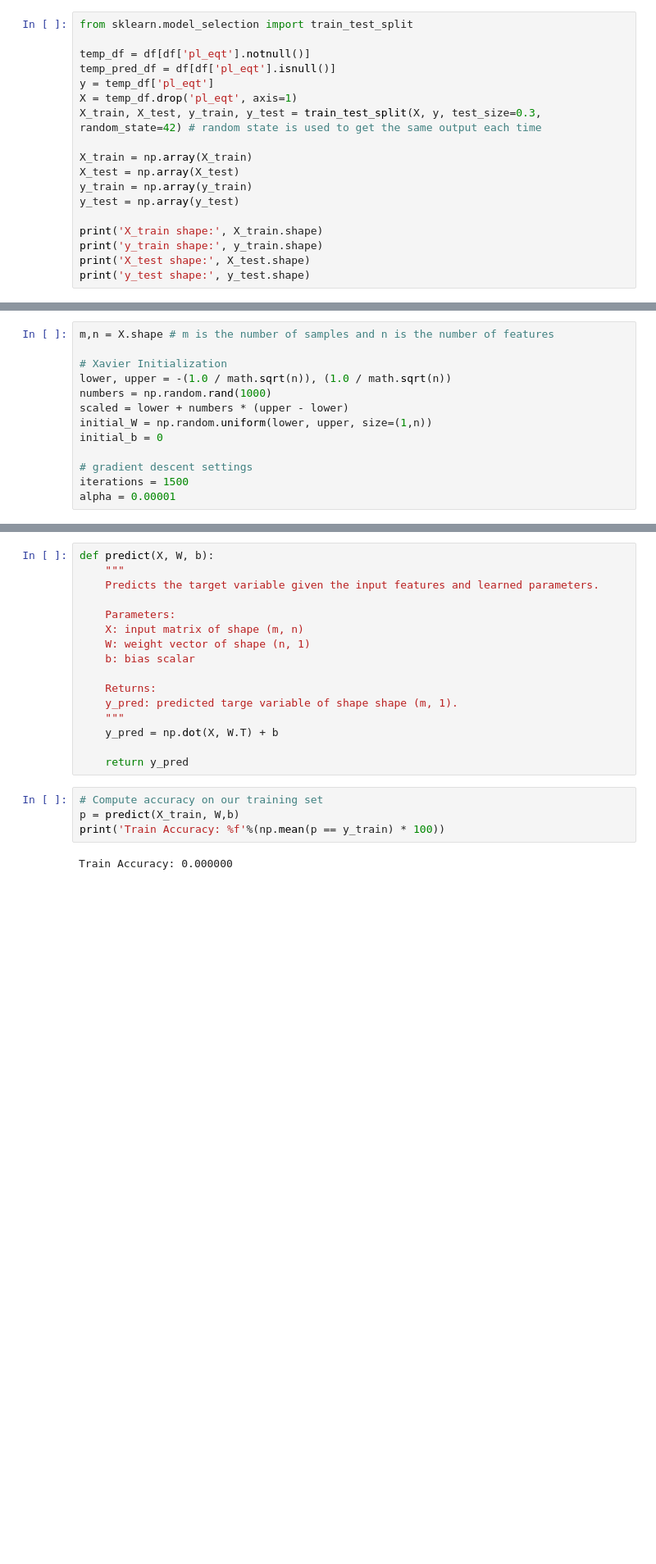
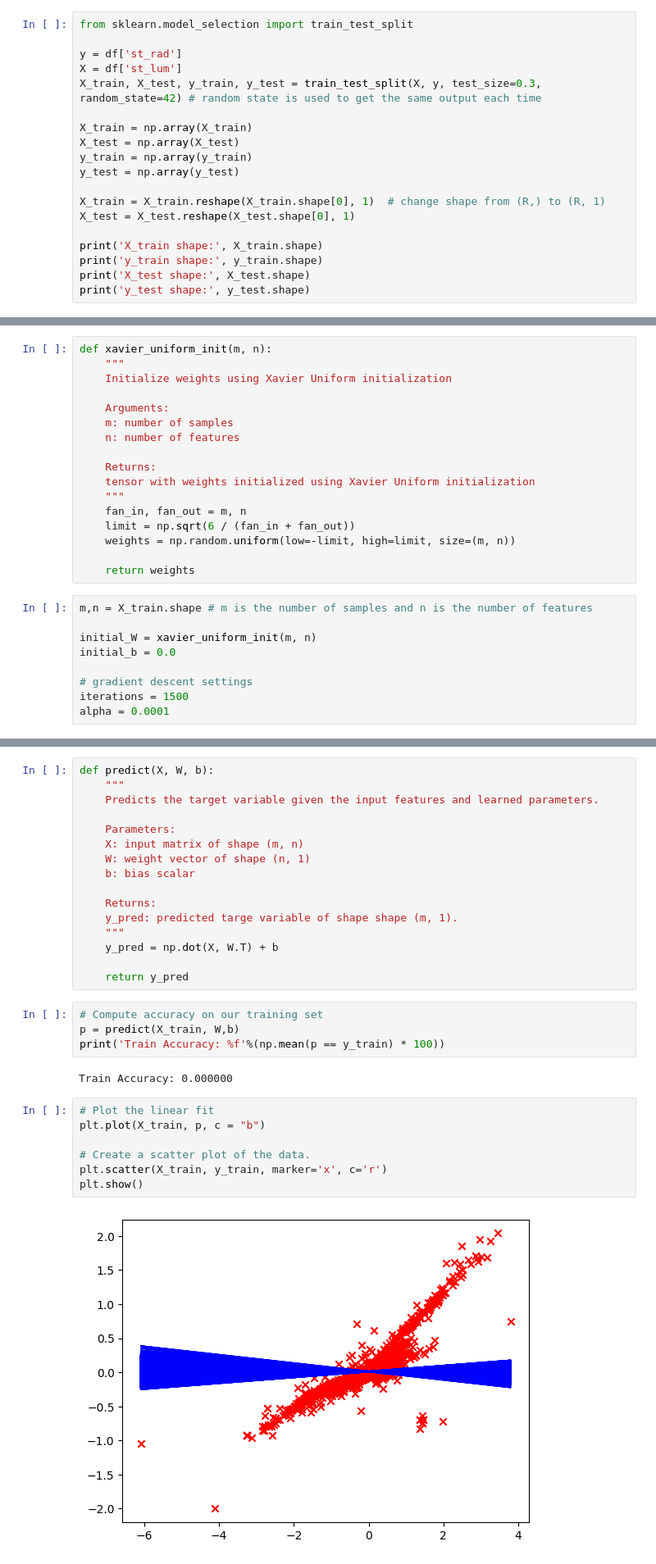
Before and after one commit to leoybkim/exoplanet, a Jupyter notebook: Linear_Regression.ipynb, the cells around one changed output, grey strips where cells are left out. Shown: that part at 82% size. Saved outputs shown, nothing was run; the diff lists cells and outputs as text; blank space fills up the shorter version.

Commit message:
Update xavier uniform initialization Linear regression on single variable

```diff
--- a/Linear_Regression.ipynb
+++ b/Linear_Regression.ipynb
@@ -151,10 +141,8 @@ Among the planets that have the temperature data, split the dataset into two gro
 # %%
 from sklearn.model_selection import train_test_split
 
-temp_df = df[df['pl_eqt'].notnull()]
-temp_pred_df = df[df['pl_eqt'].isnull()]
-y = temp_df['pl_eqt']
-X = temp_df.drop('pl_eqt', axis=1)
+y = df['st_rad']
+X = df['st_lum']
 X_train, X_test, y_train, y_test = train_test_split(X, y, test_size=0.3, random_state=42) # random state is used to get the same output each time
 
 X_train = np.array(X_train)
@@ -162,6 +150,9 @@ X_test = np.array(X_test)
 y_train = np.array(y_train)
 y_test = np.array(y_test)
 
+X_train = X_train.reshape(X_train.shape[0], 1)  # change shape from (R,) to (R, 1)
+X_test = X_test.reshape(X_test.shape[0], 1)
+
 print('X_train shape:', X_train.shape)
 print('y_train shape:', y_train.shape)
 print('X_test shape:', X_test.shape)
@@ -289,16 +280,29 @@ def gradient_descent(X, y, W_in, b_in, cost_function, gradient_function, alpha,
             print(f"Iteration {i:4}: Cost {float(J_history[-1]):8.2f}   ")
 
     return W, b, J_history, W_history # Return W and J,W history for graphing
+# %%
+def xavier_uniform_init(m, n):
+    """
+    Initialize weights using Xavier Uniform initialization
+
+    Arguments:
+    m: number of samples
+    n: number of features
+
+    Returns:
+    tensor with weights initialized using Xavier Uniform initialization
+    """
+    fan_in, fan_out = m, n
+    limit = np.sqrt(6 / (fan_in + fan_out))
+    weights = np.random.uniform(low=-limit, high=limit, size=(m, n))
+
+    return weights
 # %%
-m,n = X.shape # m is the number of samples and n is the number of features
+m,n = X_train.shape # m is the number of samples and n is the number of features
 
-# Xavier Initialization
-lower, upper = -(1.0 / math.sqrt(n)), (1.0 / math.sqrt(n))
-numbers = np.random.rand(1000)
-scaled = lower + numbers * (upper - lower)
-initial_W = np.random.uniform(lower, upper, size=(1,n))
-initial_b = 0
+initial_W = xavier_uniform_init(m, n)
+initial_b = 0.0
 
 # gradient descent settings
 iterations = 1500
-alpha = 0.00001
+alpha = 0.0001
@@ -349,3 +349,12 @@ p = predict(X_train, W,b)
 print('Train Accuracy: %f'%(np.mean(p == y_train) * 100))
 # %% [output]
 Train Accuracy: 0.000000
+# %%
+# Plot the linear fit
+plt.plot(X_train, p, c = "b")
+
+# Create a scatter plot of the data.
+plt.scatter(X_train, y_train, marker='x', c='r')
+plt.show()
+# %% [output]
+[figure, added]
```
Also changed, not shown: parts of 12 cells of this notebook.
